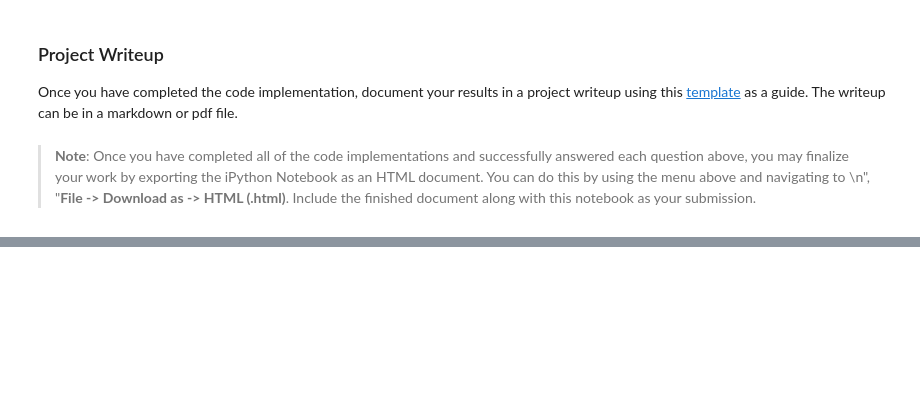
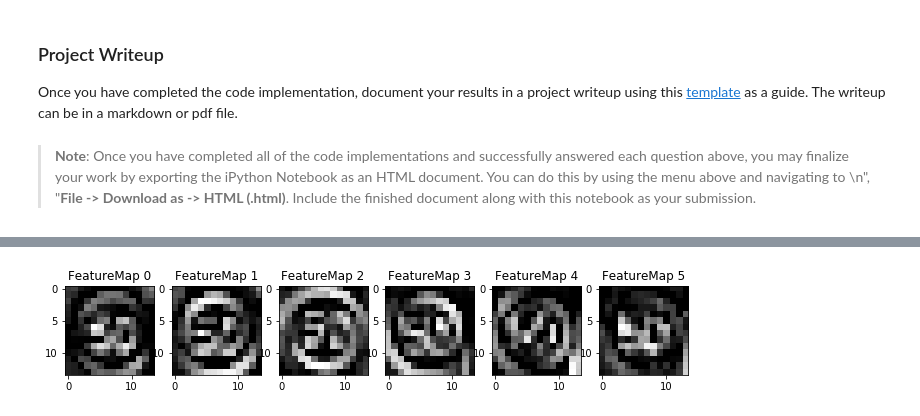
Before and after one commit to clockworkbits/CarND-Traffic-Sign-Classifier-Project, a Jupyter notebook: Traffic_Sign_Classifier.ipynb, the cells around one changed output, grey strips where cells are left out. Cells and saved outputs as stored; diff of their text form; code cells hidden in the pictures; blank space fills up the shorter version.

```diff
--- a/Traffic_Sign_Classifier.ipynb
+++ b/Traffic_Sign_Classifier.ipynb
@@ -418,5 +417,5 @@ for counter, file in enumerate(files):
 # %%
-Y_photos = np.array([2, 14, 17, 17, 14, 17, 2])
+Y_photos = np.array([2, 14, 17, 17, 14, 17, 2, 12, 25, 13])
 # %%
 # Normalize data
 X_photos = (X_photos/127.5) - 1.0
@@ -604,3 +600,9 @@ def outputFeatureMap(image_input, tf_activation, activation_min=-1, activation_m
             plt.imshow(activation[0,:,:, featuremap], interpolation="nearest", vmin=activation_min, cmap="gray")
         else:
             plt.imshow(activation[0,:,:, featuremap], interpolation="nearest", cmap="gray")
+# %%
+with tf.Session() as sess:
+    saver.restore(sess, tf.train.latest_checkpoint('.'))
+    outputFeatureMap(X_photos, conv_1)
+# %% [output]
+[figure, added]
```
Also changed, not shown: parts of 11 cells of this notebook, 6 other files.
